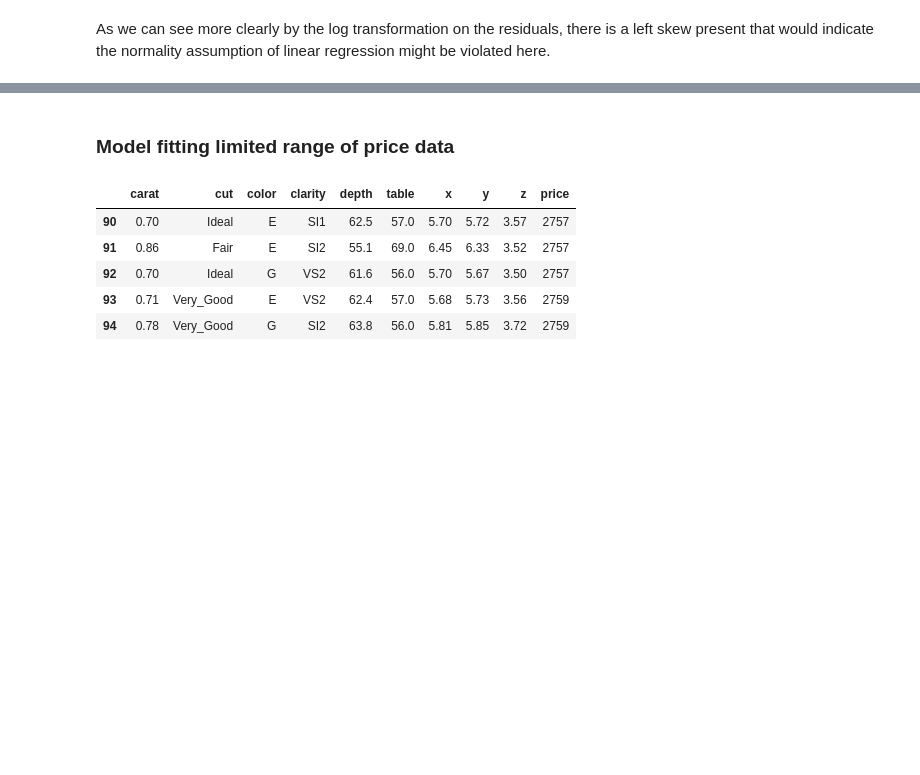
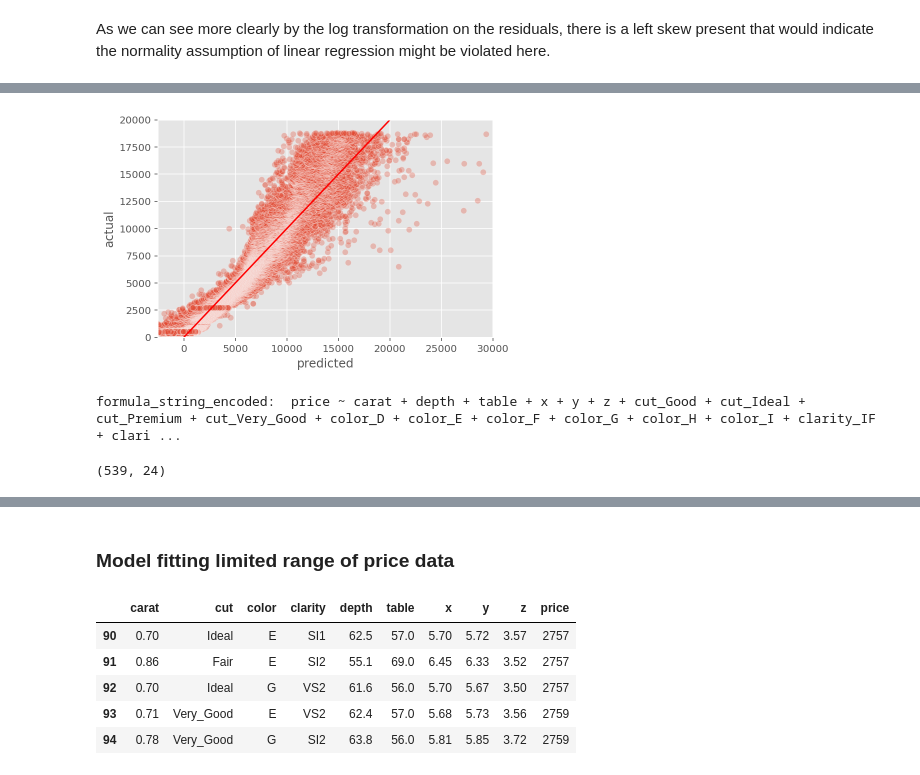
Before and after one commit to gabbagabbagool/rmit-diamonds, a Jupyter notebook: Phase2_Report.ipynb, the cells around one changed output, grey strips where cells are left out. Cells and saved outputs as stored; diff of their text form; code cells hidden in the pictures; blank space fills up the shorter version.

Commit message:
Added 1% sample backwards selection and transformations

```diff
--- a/Phase2_Report.ipynb
+++ b/Phase2_Report.ipynb
@@ -414,0 +424,24 @@ We will now try to test with price > \\$2000 and price < \\$7000 to see how our
+# %%
+def plot_line(axis, slope, intercept, **kargs):
+    xmin, xmax = axis.get_xlim()
+    plt.plot([xmin, xmax], [xmin*slope+intercept, xmax*slope+intercept], **kargs)
+
+sns.scatterplot(x=residuals_full['predicted'], y=residuals_full['actual'], alpha=0.3)
+plt.xlim(-2500, 30000)
+plt.ylim(0, 20000)
+plot_line(axis=plt.gca(), slope=1, intercept=0, c="red");
+plt.show()
+# %% [output]
+[figure, added]
+# %%
+# resetting formula string encoded to remove interaction terms
+formula_string_indep_vars_encoded = ' + '.join(data_encoded.drop(columns='price').columns)
+formula_string_encoded = 'price ~ ' + formula_string_indep_vars_encoded
+print('formula_string_encoded: ', formula_string_encoded)
+# %% [output]
+formula_string_encoded:  price ~ carat + depth + table + x + y + z + cut_Good + cut_Ideal + cut_Premium + cut_Very_Good + color_D + color_E + color_F + color_G + color_H + color_I + clarity_IF + clari ...
+# %%
+sample = data_encoded.sample(frac=0.01, random_state=90)
+sample.shape
+# %% [output]
+(539, 24)
```
Also changed, not shown: parts of 39 cells of this notebook.
